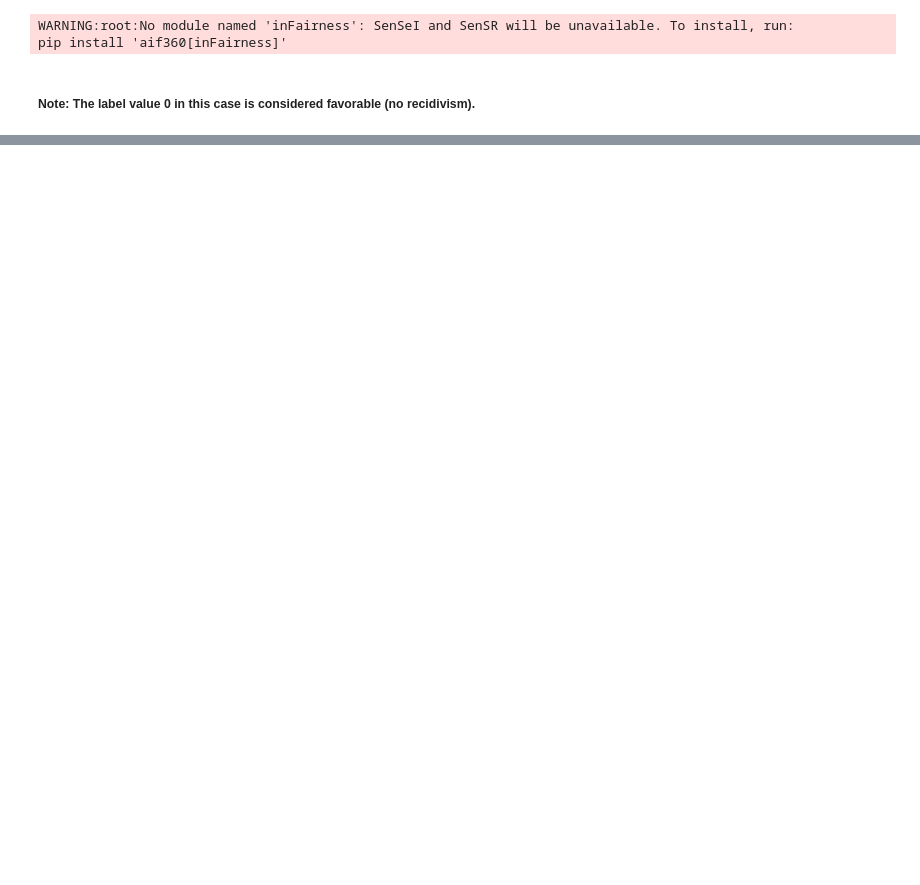
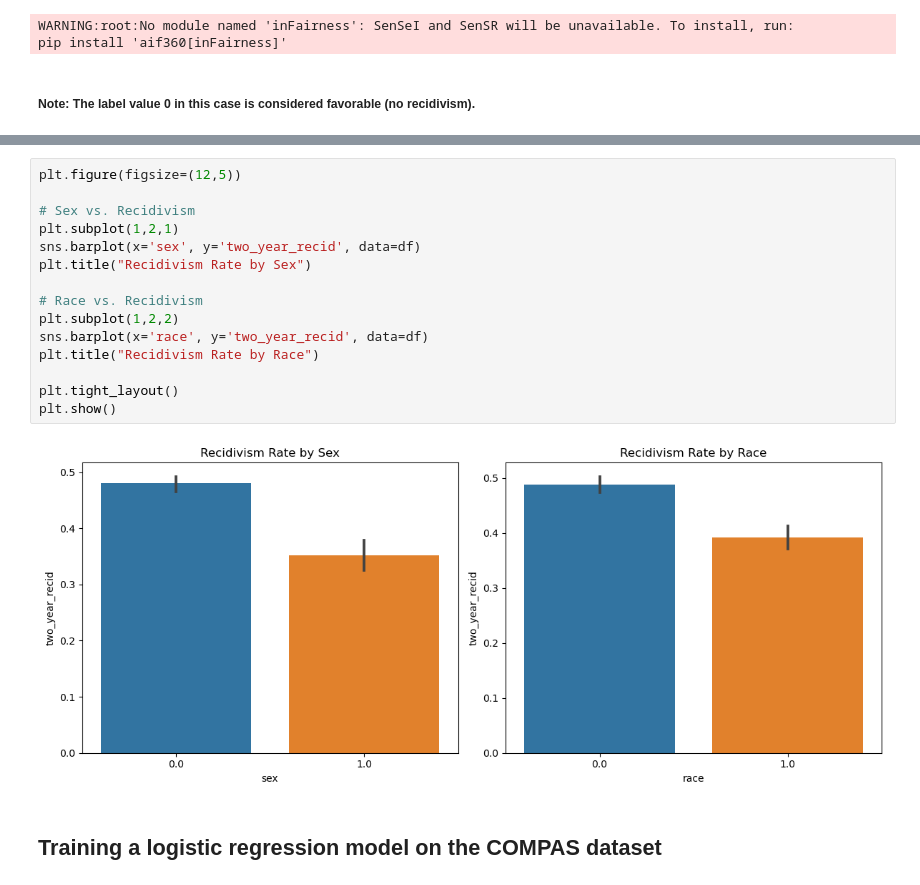
Before and after one commit to ayleensb/honours-project, a Jupyter notebook: recidivism_model.ipynb, the cells around one changed output, grey strips where cells are left out. Cells and saved outputs as stored; diff of their text form; blank space fills up the shorter version.

```diff
--- a/recidivism_model.ipynb
+++ b/recidivism_model.ipynb
@@ -93,0 +120,19 @@ Dataframe for compas dataset:    sex   age  race  priors_count  days_b_screening
+# %%
+plt.figure(figsize=(12,5))
+
+# Sex vs. Recidivism
+plt.subplot(1,2,1)
+sns.barplot(x='sex', y='two_year_recid', data=df)
+plt.title("Recidivism Rate by Sex")
+
+# Race vs. Recidivism
+plt.subplot(1,2,2)
+sns.barplot(x='race', y='two_year_recid', data=df)
+plt.title("Recidivism Rate by Race")
+
+plt.tight_layout()
+plt.show()
+# %% [output]
+[figure, added]
+# %% [markdown]
+## Training a logistic regression model on the COMPAS dataset
```
Also changed, not shown: parts of 6 cells of this notebook.
